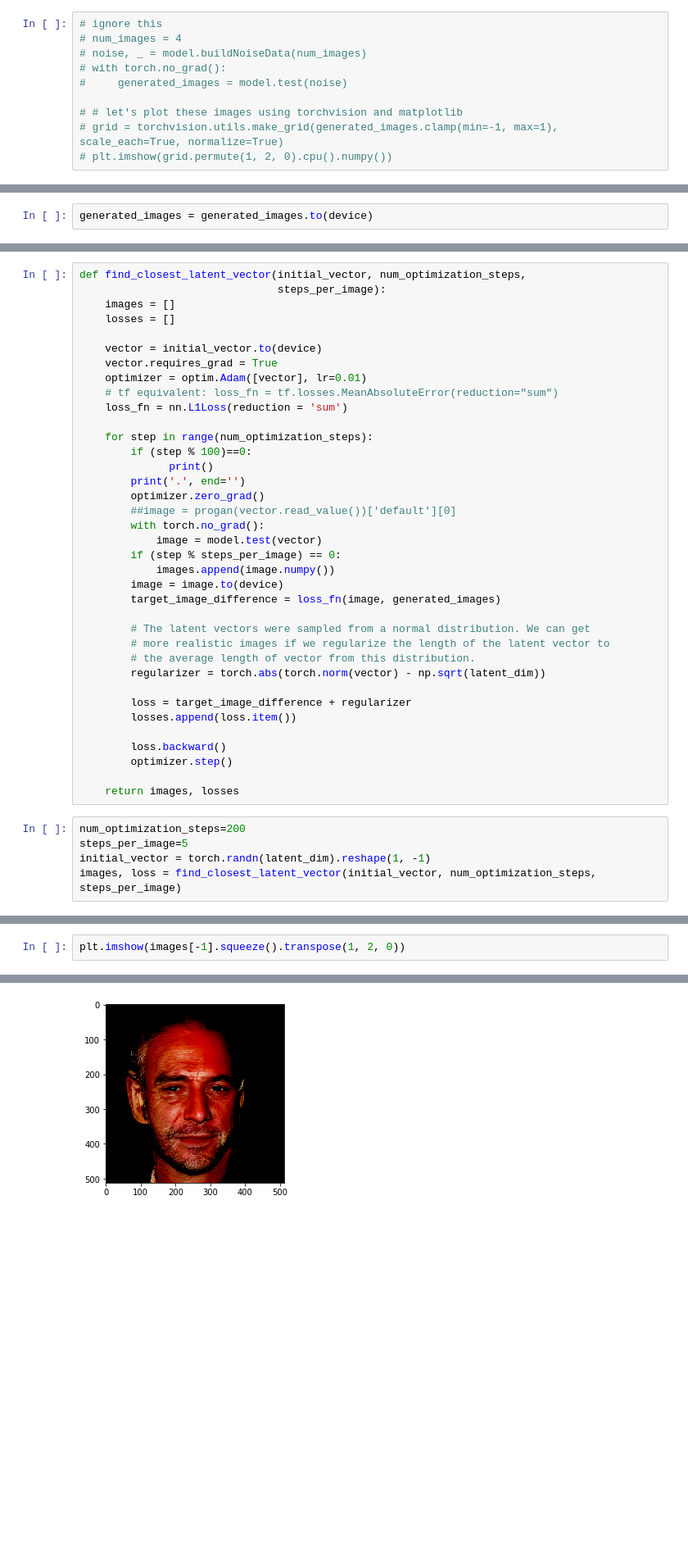
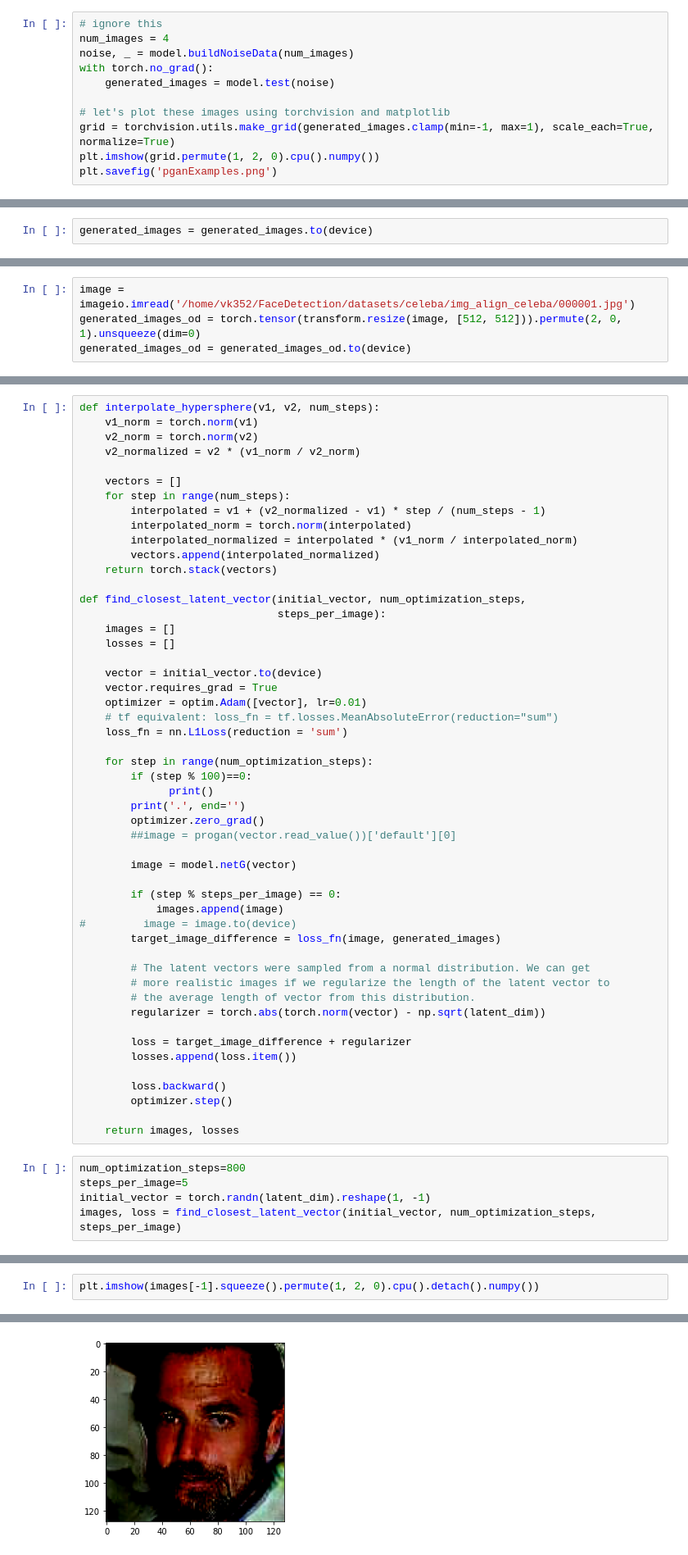
Before and after one commit to varshakishore/FaceDetection, a Jupyter notebook: reverseEngineer.ipynb, the cells around one changed output, grey strips where cells are left out. Shown at 82% size. Drawn from its saved outputs; the diff is of its cells as text; blank space fills up the shorter version.

```diff
--- a/reverseEngineer.ipynb
+++ b/reverseEngineer.ipynb
@@ -20,12 +31,13 @@ Using cache found in /home/vk352/.cache/torch/hub/facebookresearch_pytorch_GAN_z
 Average network found !
 # %%
 # ignore this
-# num_images = 4
-# noise, _ = model.buildNoiseData(num_images)
-# with torch.no_grad():
-#     generated_images = model.test(noise)
+num_images = 4
+noise, _ = model.buildNoiseData(num_images)
+with torch.no_grad():
+    generated_images = model.test(noise)
 
-# # let's plot these images using torchvision and matplotlib
-# grid = torchvision.utils.make_grid(generated_images.clamp(min=-1, max=1), scale_each=True, normalize=True)
-# plt.imshow(grid.permute(1, 2, 0).cpu().numpy())
+# let's plot these images using torchvision and matplotlib
+grid = torchvision.utils.make_grid(generated_images.clamp(min=-1, max=1), scale_each=True, normalize=True)
+plt.imshow(grid.permute(1, 2, 0).cpu().numpy())
+plt.savefig('pganExamples.png')
 # %% [output]
@@ -48,0 +66,4 @@ Clipping input data to the valid range for imshow with RGB data ([0..1] for floa
+# %%
+image = imageio.imread('/home/vk352/FaceDetection/datasets/celeba/img_align_celeba/000001.jpg')
+generated_images_od = torch.tensor(transform.resize(image, [512, 512])).permute(2, 0, 1).unsqueeze(dim=0)
+generated_images_od = generated_images_od.to(device)
@@ -49,4 +101,17 @@ Clipping input data to the valid range for imshow with RGB data ([0..1] for floa
 # %%
+def interpolate_hypersphere(v1, v2, num_steps):
+    v1_norm = torch.norm(v1)
+    v2_norm = torch.norm(v2)
+    v2_normalized = v2 * (v1_norm / v2_norm)
+
+    vectors = []
+    for step in range(num_steps):
+        interpolated = v1 + (v2_normalized - v1) * step / (num_steps - 1)
+        interpolated_norm = torch.norm(interpolated)
+        interpolated_normalized = interpolated * (v1_norm / interpolated_norm)
+        vectors.append(interpolated_normalized)
+    return torch.stack(vectors)
+
 def find_closest_latent_vector(initial_vector, num_optimization_steps,
                                steps_per_image):
     images = []
@@ -64,11 +129,12 @@ def find_closest_latent_vector(initial_vector, num_optimization_steps,
         print('.', end='')
         optimizer.zero_grad()
         ##image = progan(vector.read_value())['default'][0]
-        with torch.no_grad():
-            image = model.test(vector)
+
+        image = model.netG(vector)
+
         if (step % steps_per_image) == 0:
-            images.append(image.numpy())
-        image = image.to(device)
+            images.append(image)
+#         image = image.to(device)
         target_image_difference = loss_fn(image, generated_images)
 
         # The latent vectors were sampled from a normal distribution. We can get
@@ -84,7 +150,7 @@ def find_closest_latent_vector(initial_vector, num_optimization_steps,
 
     return images, losses
 # %%
-num_optimization_steps=200
+num_optimization_steps=800
 steps_per_image=5
 initial_vector = torch.randn(latent_dim).reshape(1, -1)
 images, loss = find_closest_latent_vector(initial_vector, num_optimization_steps, steps_per_image)
@@ -114,6 +193,6 @@ loss
 # %%
-plt.imshow(images[-1].squeeze().transpose(1, 2, 0))
+plt.imshow(images[-1].squeeze().permute(1, 2, 0).cpu().detach().numpy())
 # %% [output]
 Clipping input data to the valid range for imshow with RGB data ([0..1] for floats or [0..255] for integers).
 <matplotlib.image.AxesImage at 0x...>
-[figure, old version]
+[figure, new version]
```
Also changed, not shown: parts of 27 cells of this notebook, 2 other files.
